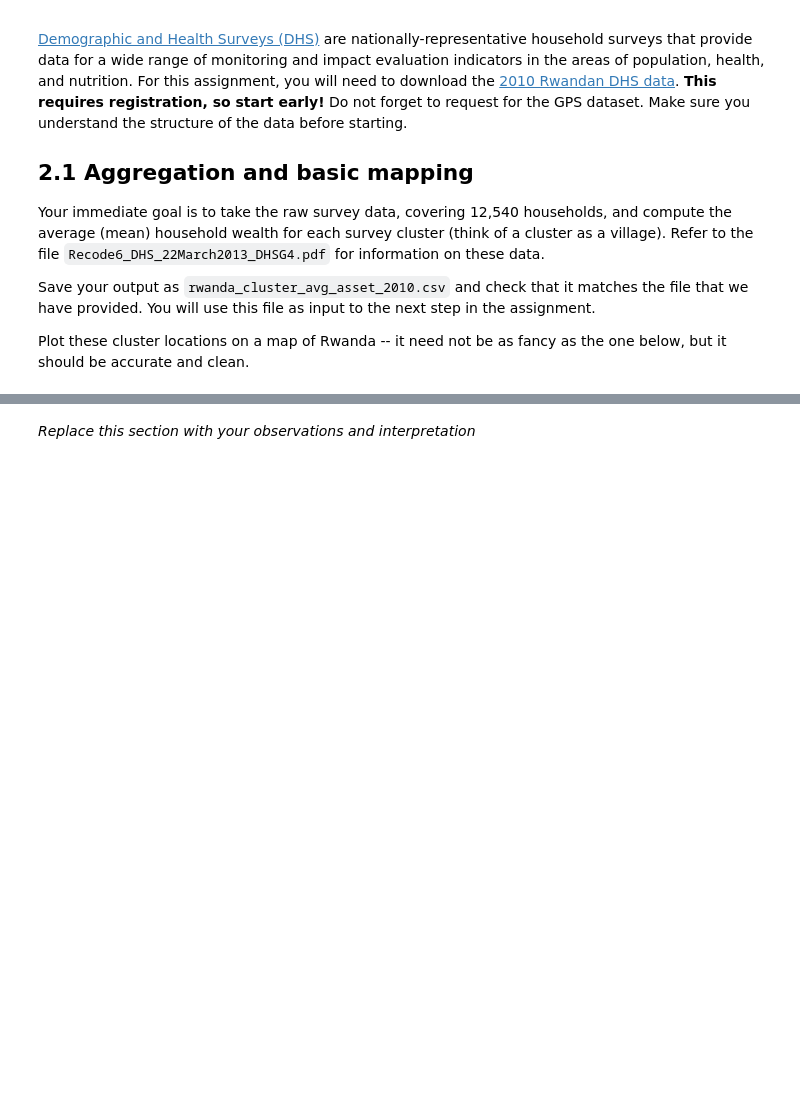
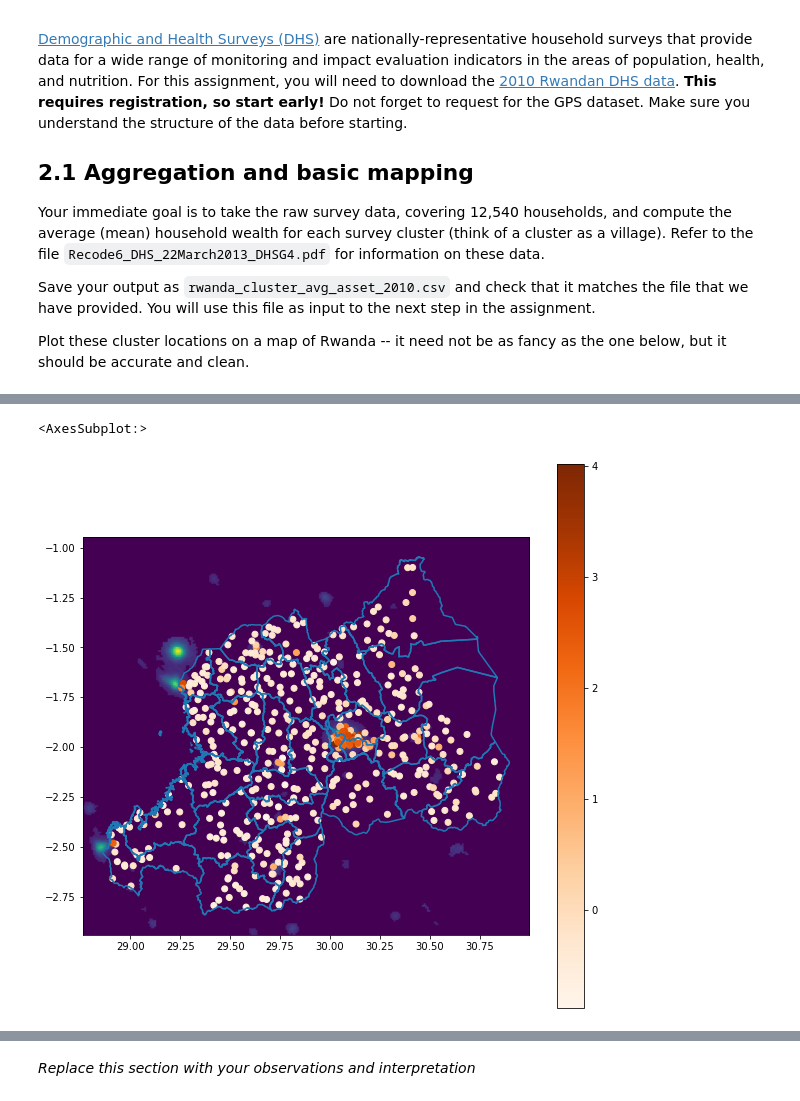
Before and after one commit to joelferg/bdd, a Jupyter notebook: PS1/BDD2021-PS1.ipynb, the cells around one changed output, grey strips where cells are left out. Saved outputs shown, nothing was run; the diff lists cells and outputs as text; code cells hidden in the pictures; blank space fills up the shorter version.

```diff
--- a/PS1/BDD2021-PS1.ipynb
+++ b/PS1/BDD2021-PS1.ipynb
@@ -82,3 +134,24 @@ print(compare['diff'].max())
+# %%
+import pandas as pd
+import geopandas as gpd
+import matplotlib.pyplot as plt
+import rasterio
+import rasterio.plot
+
+rwanda = gpd.read_file('./output/District.shp')
+cluster_points = gpd.read_file("./RW_2010_DHS_01292021_2052_158441/RWGE61FL/RWGE61FL.shp")
+cluster_points = cluster_points[['DHSCLUST','geometry']].rename(columns={'DHSCLUST':'cluster'})
+wealth = pd.read_csv("./output/rwanda_cluster_avg_asset_2010.csv")
+cluster_points = cluster_points.merge(wealth,on='cluster')
+
+fig, ax = plt.subplots(figsize=(10,10))
+rwanda.boundary.plot(ax=ax)
+nightlights = rasterio.open('./output/rwanda_nightlights.tif')
+rasterio.plot.show((nightlights, 1),ax=ax)
+cluster_points.plot(column='wealth',ax=ax,cmap="Oranges",legend = True)
+# %% [output]
+<AxesSubplot:>
+[figure, added]
 # %% [markdown]
 For reference, the cluster locations, overlaid on the nightlights data, are shown in the figure below.
 <img src="figure/map1.png" alt="Map" style="width: 600px;"/>
```
Also changed, not shown: parts of 21 cells of this notebook, 3 other files.
